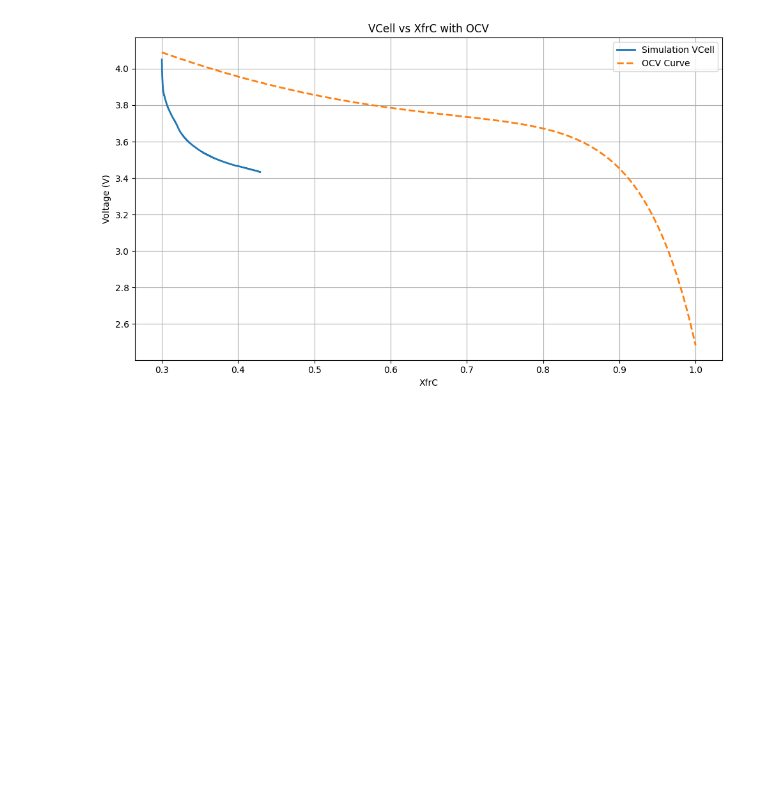
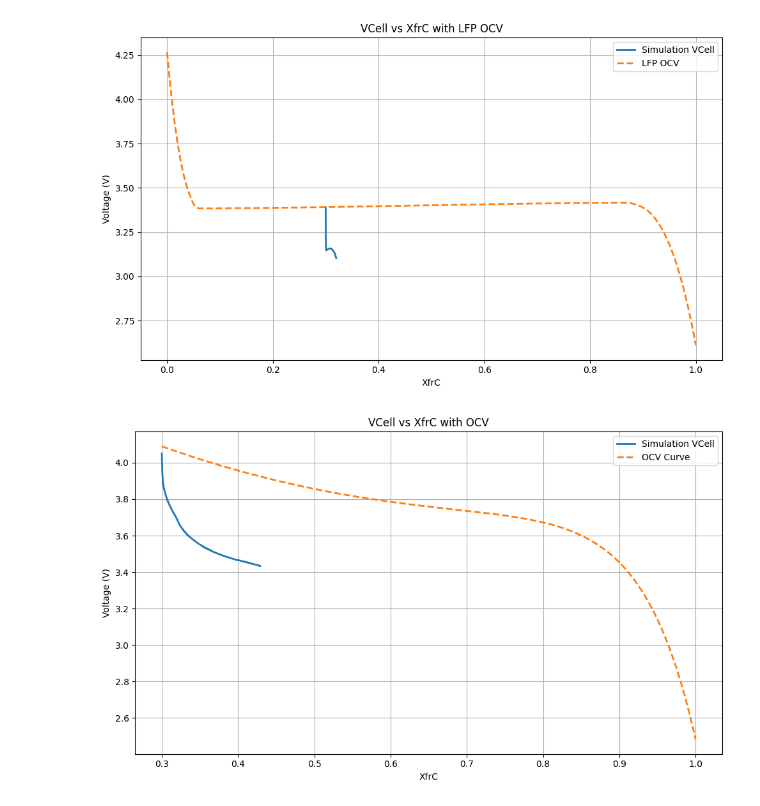
Before and after one commit to trahman64/BESFEM, a Jupyter notebook: plotting/OCV_CellVoltage.ipynb, the cells around one changed output. Drawn from its saved outputs; the diff is of its cells as text; code cells hidden in the pictures; blank space fills up the shorter version.

```diff
--- a/plotting/OCV_CellVoltage.ipynb
+++ b/plotting/OCV_CellVoltage.ipynb
@@ -8,10 +8,12 @@ import matplotlib.pyplot as plt
 # STEP 1: LOAD SIMULATION OUTPUT
 # ============================================================
 
-file_path = "../bin/testing.txt"
+file_path = "../bin/LFP_concentrations.txt"
 
 with open(file_path, 'r') as f:
     lines = f.readlines()
+    #read lines starting at line 102:
+    lines = lines[924:]
 
 pattern = re.compile(
     r"timestep:\s*(\d+).*?VCell\s*=\s*([-eE0-9.]+),.*?XfrC_avg\s*=\s*([-eE0-9.]+)"
@@ -57,33 +59,35 @@ df["ocv"] = np.interp(df["XfrC"], ticks, ocv)
 plt.figure(figsize=(10,6))
 
 # Simulation voltage
 plt.plot(
     df["XfrC"],
     df["vcell"],
     linewidth=2,
     label="Simulation VCell"
 )
 
 # OCV curve
 plt.plot(
     ticks,
     ocv,
     '--',
     linewidth=2,
     label="LFP OCV"
 )
 
 # Optional: interpolated OCV sampled at simulation points
 # plt.plot(df["XfrC"], df["ocv"], 'o', markersize=3)
 
 plt.xlabel("XfrC")
 plt.ylabel("Voltage (V)")
 plt.title("VCell vs XfrC with LFP OCV")
 plt.grid(True)
 plt.legend()
 plt.tight_layout()
 
 plt.show()
+# %% [output]
+[figure, added]
 # %%
 import re
 import numpy as np
```
Also changed, not shown: 7 other files.
